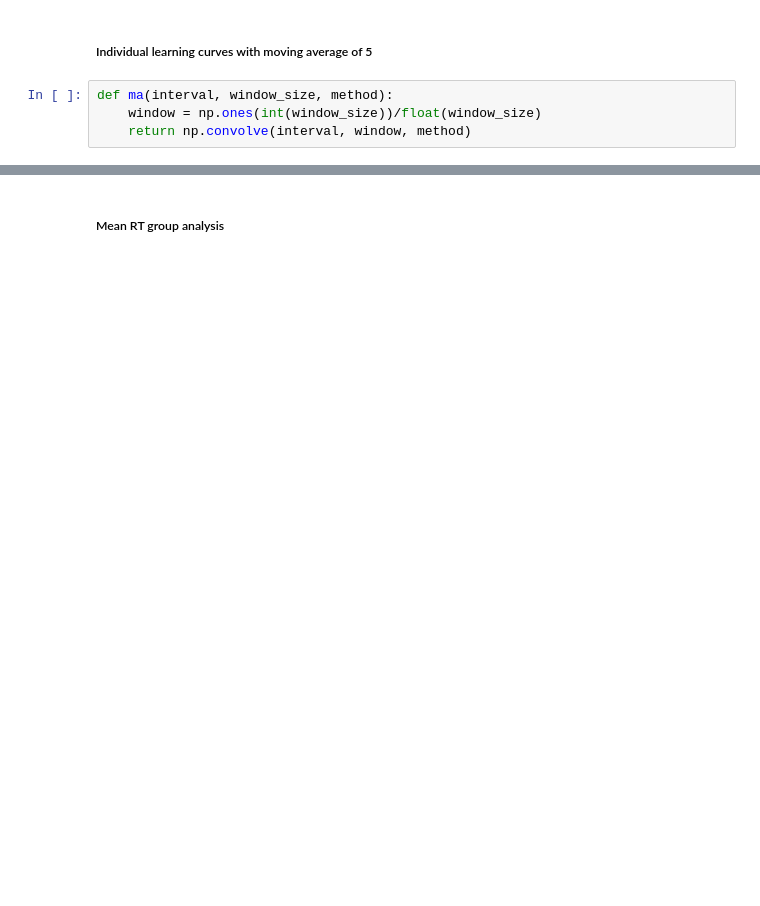
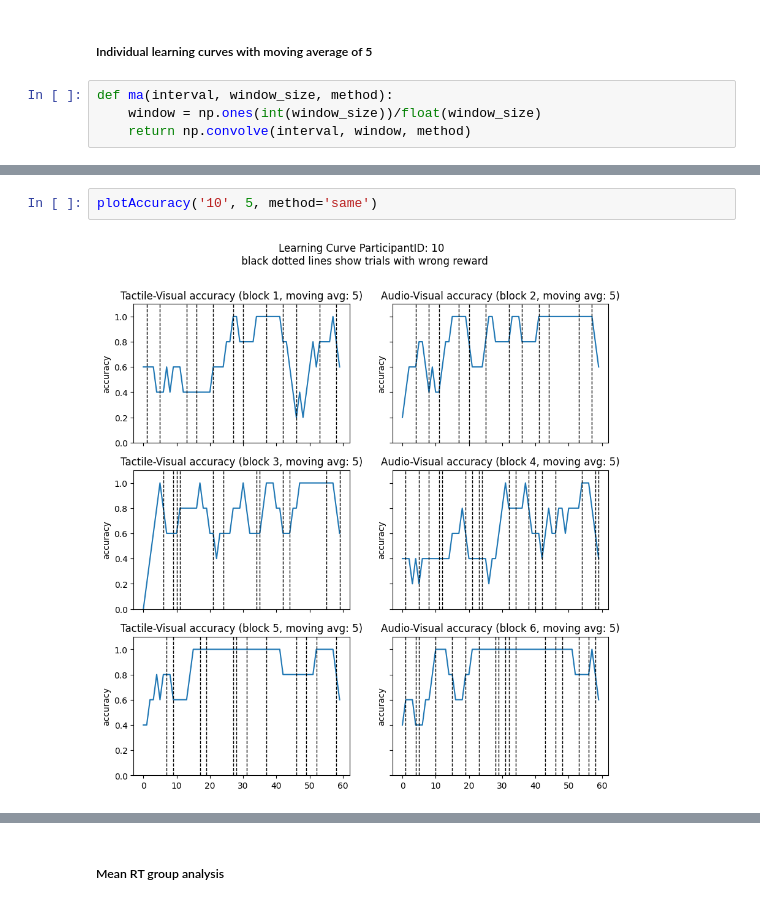
Before and after one commit to ruffgroup/multlearn, a Jupyter notebook: Modelling/Data analysis/accuracy_plots.ipynb, the cells around one changed output, grey strips where cells are left out. Saved outputs shown, nothing was run; the diff lists cells and outputs as text; blank space fills up the shorter version.

```diff
--- a/Modelling/Data analysis/accuracy_plots.ipynb
+++ b/Modelling/Data analysis/accuracy_plots.ipynb
@@ -151,0 +165,4 @@ def plotAccuracy(participantID, ww, method):
+# %%
+plotAccuracy('10', 5, method='same')
+# %% [output]
+[figure, added]
```
Also changed, not shown: parts of 10 cells of this notebook.
